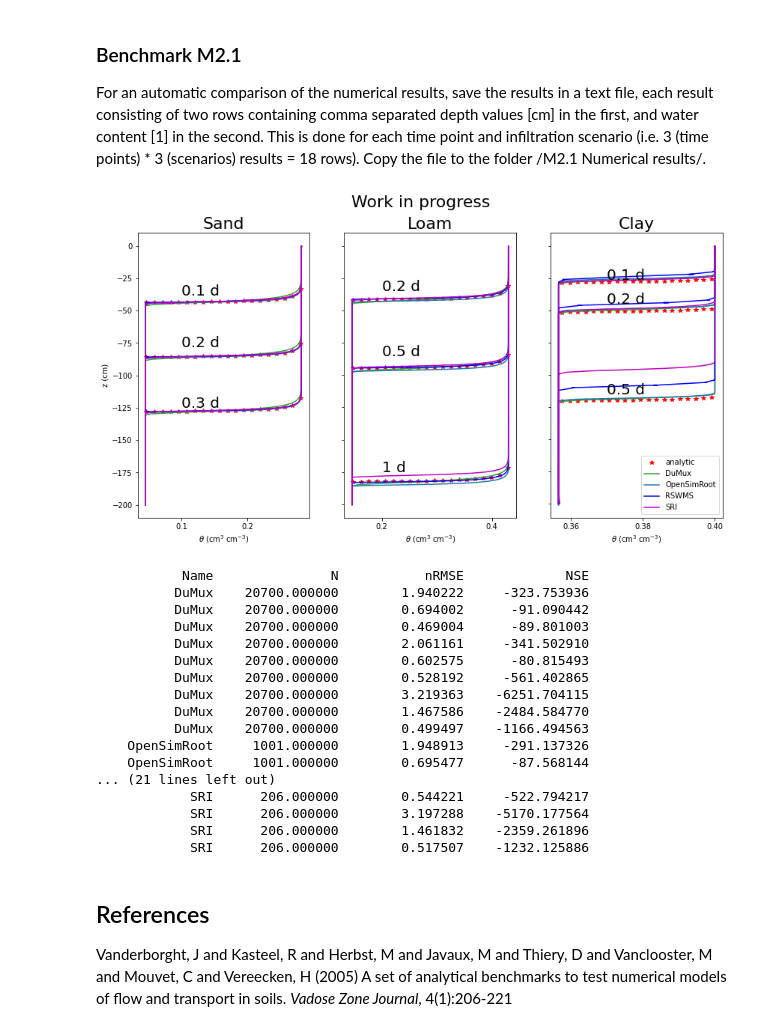
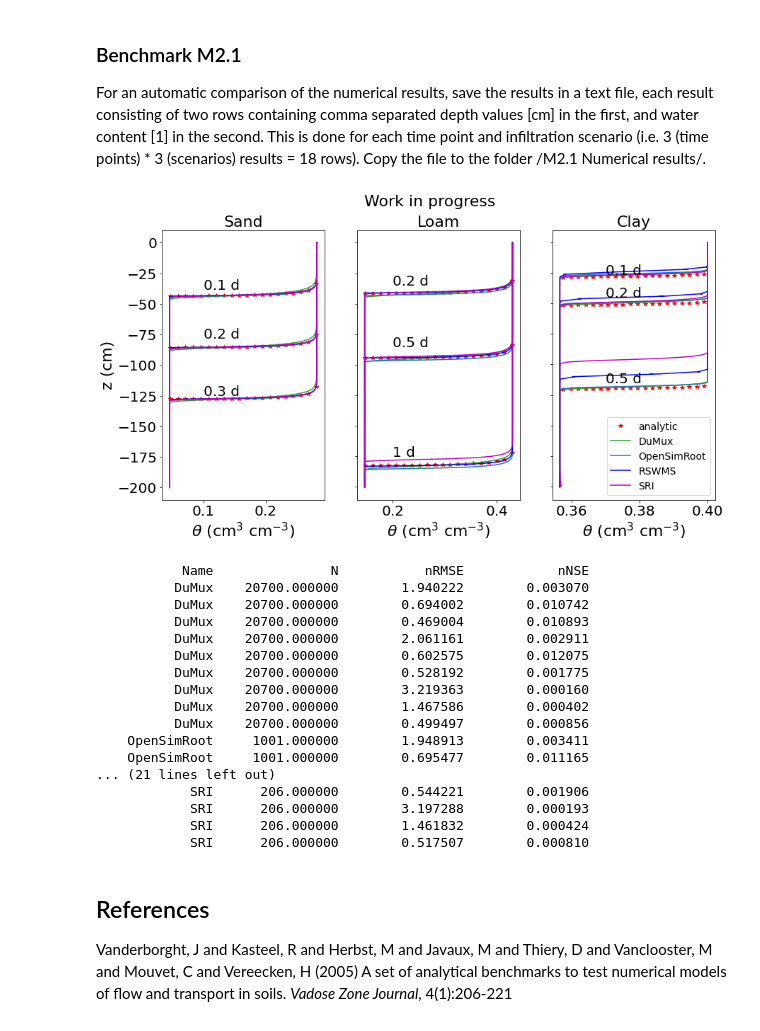
Before and after one commit to RSA-benchmarks/collaborative-comparison, a Jupyter notebook: M2 Water flow in soil/M2.1 Infiltration/M2.1 Automated comparison.ipynb, the cells around one changed output. Drawn from its saved outputs; the diff is of its cells as text; code cells hidden in the pictures.

```diff
--- a/M2 Water flow in soil/M2.1 Infiltration/M2.1 Automated comparison.ipynb
+++ b/M2 Water flow in soil/M2.1 Infiltration/M2.1 Automated comparison.ipynb
@@ -80,13 +80,12 @@ def nRMSE(y_i, y_hat):
     return rmse/np.abs(np.mean(y_i))
 
 # Nash–Sutcliffe model efficiency coefficient
-def NSE(y_i, y_hat):
+def nNSE(y_i, y_hat):
     assert len(y_i)==len(y_hat), "number of observation times must equalt number of predictions times"
-    T = len(y_i)
-    a = np.sum(np.array([np.sum(np.square(y_hat[t]-y_i[t]))/len(y_i[t]) for t in range(0, T)]))
-    b = np.sum(np.array([np.sum(np.square(y_i[t]-np.mean(y_i[t])))/len(y_i[t]) for t in range(0, T)]))
-    return 1-a/b # NSE
-    # return 1/(2-(1-a/b)) # NNSE
+    a = np.sum(np.square(y_hat-y_i))
+    b = np.sum(np.square(y_i-np.mean(y_i) ))
+    #return 1-a/b # NSE
+    return 1/(2-(1-a/b)) # NNSE
 
 sand = Parameters(0.045, 0.43, 0.15, 3, 1000)
 loam = Parameters(0.08, 0.43, 0.04, 1.6, 50)
@@ -145,7 +144,7 @@ for j in range(0,3): # make sub plots of the analytical solution (theta3, z3) th
         if k==0:
             pl.set_label("analytic")
 
-nrmse, nse, za, nn, l = [], [], [], [], []
+nrmse, nnse, za, nn, l = [], [], [], [], []
 cc = 0
 #col = ['r','g','b','r','g','b']
 col=["C2","C0","b","m"]
@@ -170,7 +169,7 @@ for dirname, dirnames, filenames in os.walk('M2.1 Numerical results/.'):
                     za.append(z_a)
                     nn.append(len(z_a))
                     nrmse.append(nRMSE(z_a, z))
-                    nse.append(NSE([z_a],[z])) # calculate for all time points (below) np.nan
+                    nnse.append(nNSE(z_a,z)) # calculate for all time points (below) np.nan
                     if k==0:
                         pl.set_label(f)
                 ax[j].set_xlabel("$\\theta$ (cm$^3$ cm$^{-3}$)")
@@ -184,53 +183,53 @@ for dirname, dirnames, filenames in os.walk('M2.1 Numerical results/.'):
             cc+=1
         except Exception as ex:
             print("Something went wrong with file "+f)
             print(line[-50:])
             print(ex)
 ax[-1].legend()
 plt.rc('font', size=20)          # controls default text sizes
 plt.rc('axes', titlesize=22)     # fontsize of the axes title
 plt.rc('axes', labelsize=22)    # fontsize of the x and y labels
 plt.rc('xtick', labelsize=20)    # fontsize of the tick labels
 plt.rc('ytick', labelsize=20)    # fontsize of the tick labels
 plt.rc('legend', fontsize=14)    # legend fontsize
 plt.rc('figure', titlesize=22)  # fontsize of the figure title
 ax[0].text(0.1, -38, '0.1 d'); ax[0].text(0.1, -78, '0.2 d'); ax[0].text(0.1, -125, '0.3 d')
 ax[1].text(0.2, -35, '0.2 d'); ax[1].text(0.2, -85, '0.5 d'); ax[1].text(0.2, -175, '1 d')
 ax[2].text(0.37, -26, '0.1 d'); ax[2].text(0.37, -45, '0.2 d'); ax[2].text(0.37, -115, '0.5 d')
 ax[0].set_title('Sand')
 ax[1].set_title('Loam')
 ax[2].set_title('Clay')
 #plt.yticks(np.arange(-16,1,4))
 plt.savefig('m21_results.png', dpi=300, bbox_inches = "tight")
 fig.suptitle("Work in progress")
 plt.show()
 
-print("{:>15} {:>15} {:>15} {:>15}".format("Name", "N", "nRMSE", "NSE"))
+print("{:>15} {:>15} {:>15} {:>15}".format("Name", "N", "nRMSE", "nNSE"))
 row_format ="{:>15} {:15f} {:15f} {:15f}"
 for i in range(0,len(nn)):
-    print(row_format.format(l[i], nn[i], nrmse[i], nse[i]))
+    print(row_format.format(l[i], nn[i], nrmse[i], nnse[i]))
 
 #for i in range(0,len(nn)):
 #    print(l[i]+"\t",nn[i],"\t",'{:2.8f}'.format(rsquare[i]),"\t",'{:2.8f}'.format(r[i]) ) # '{:2.8f}'.format(rsme[i]),"\t",
 # %% [output]
-[figure, old version]
+[figure, new version]
-           Name               N           nRMSE             NSE
-          DuMux    20700.000000        1.940222     -323.753936
-          DuMux    20700.000000        0.694002      -91.090442
-          DuMux    20700.000000        0.469004      -89.801003
-          DuMux    20700.000000        2.061161     -341.502910
-          DuMux    20700.000000        0.602575      -80.815493
-          DuMux    20700.000000        0.528192     -561.402865
-          DuMux    20700.000000        3.219363    -6251.704115
-          DuMux    20700.000000        1.467586    -2484.584770
-          DuMux    20700.000000        0.499497    -1166.494563
-    OpenSimRoot     1001.000000        1.948913     -291.137326
-    OpenSimRoot     1001.000000        0.695477      -87.568144
+           Name               N           nRMSE            nNSE
+          DuMux    20700.000000        1.940222        0.003070
+          DuMux    20700.000000        0.694002        0.010742
+          DuMux    20700.000000        0.469004        0.010893
+          DuMux    20700.000000        2.061161        0.002911
+          DuMux    20700.000000        0.602575        0.012075
+          DuMux    20700.000000        0.528192        0.001775
+          DuMux    20700.000000        3.219363        0.000160
+          DuMux    20700.000000        1.467586        0.000402
+          DuMux    20700.000000        0.499497        0.000856
+    OpenSimRoot     1001.000000        1.948913        0.003411
+    OpenSimRoot     1001.000000        0.695477        0.011165
 ... (21 lines left out)
-            SRI      206.000000        0.544221     -522.794217
-            SRI      206.000000        3.197288    -5170.177564
-            SRI      206.000000        1.461832    -2359.261896
-            SRI      206.000000        0.517507    -1232.125886
+            SRI      206.000000        0.544221        0.001906
+            SRI      206.000000        3.197288        0.000193
+            SRI      206.000000        1.461832        0.000424
+            SRI      206.000000        0.517507        0.000810
 # %% [markdown]
 
 
```
